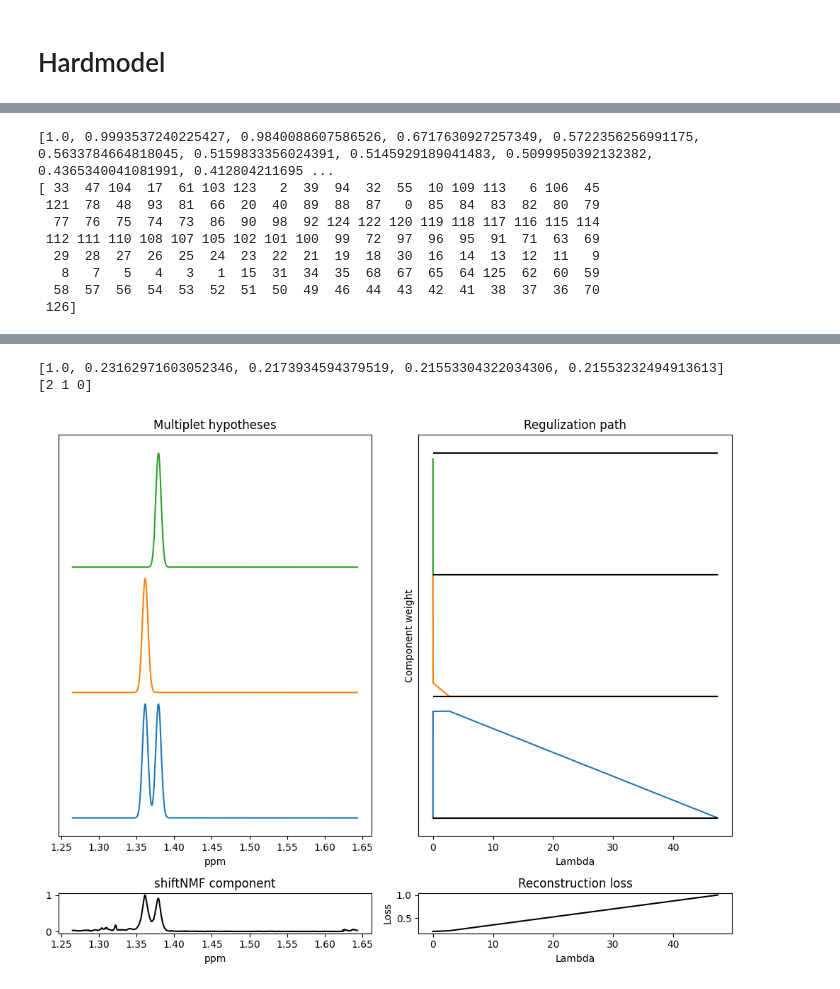
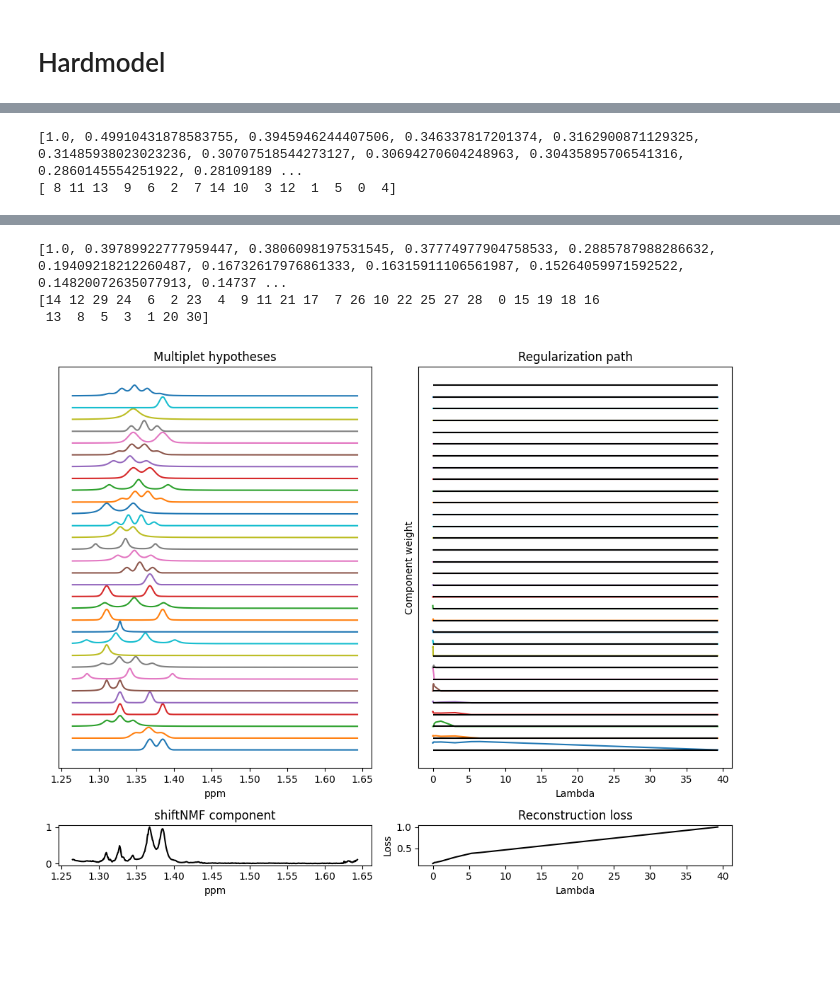
Before and after one commit to LucasEmcken/Bachelorprojekt, a Jupyter notebook: wine_experiment13-16.ipynb, the cells around one changed output, grey strips where cells are left out. Drawn from its saved outputs; the diff is of its cells as text; code cells hidden in the pictures; blank space fills up the shorter version.

```diff
--- a/wine_experiment13-16.ipynb
+++ b/wine_experiment13-16.ipynb
@@ -46,9 +47,9 @@ plt.show()
 1.2644805964802792
 [figure]
 # %%
-
-nmf = ShiftNMF(X, 2, lr=0.1, alpha=1e-6, min_imp=0.001)
-W_est, H_est, tau_est = nmf.fit(verbose=1, max_iter=300, tau_iter=0, Lambda=0.000)
+torch.manual_seed(40)
+nmf = ShiftNMF(X, 2, lr=0.1, alpha=1e-6, patience=30, min_imp=-10000)
+W_est, H_est, tau_est = nmf.fit(verbose=1, max_iter=1000, tau_iter=0, Lambda=0.000)
 plt.plot(ppm,H_est.T)
 plt.show()
 # %% [output]
@@ -125,14 +126,14 @@ for i in range(len(H_est)):
     #diff_matrix = calc_difference_matrix(sigmas)
     diff_matrix = calc_difference_matrix(np.ones((len(sigmas))))
     hypothesis = peak_hypothesis(diff_matrix)
-    hardmodel = Hard_Model(H_est[i], hypothesis, means, sigmas, n, lr=10, alpha = 1e-3, factor=1, patience=1, min_imp=0.01)
+    hardmodel = Hard_Model(H_est[i], hypothesis, means, sigmas, n)
 
     W, C, running_loss, path, lambdas, loss = hardmodel.fit(threshold=0.25, verbose=True, return_loss=True)
     reg_paths.append(path)
     lambda_axis.append(lambdas)
     C_path.append(C)
     losses.append(loss)
-    means, sigma, j_coup, mult, n = hardmodel.return_values()
+    means, sigma, j_coup, mult, n, w = hardmodel.return_values()
     print("FINAL FOUND VALUES")
     print("means:")
     print(means)
@@ -250,7 +247,7 @@ for i in range(len(reg_paths)):
     yoffset = ymax
     t = 0
 
-    nr_of_components = min(5,len(C))
+    nr_of_components = len(C)
 
     for j in range(nr_of_components):
             ax1.plot(ppm,C[j]/max(C[j])+yoffset*t)
@@ -270,12 +267,5 @@ for i in range(len(reg_paths)):
     plt.tight_layout()
     plt.show()
 # %% [output]
-[1.0, 0.9993537240225427, 0.9840088607586526, 0.6717630927257349, 0.5722356256991175, 0.5633784664818045, 0.5159833356024391, 0.5145929189041483, 0.5099950392132382, 0.4365340041081991, 0.412804211695 ...
-[ 33  47 104  17  61 103 123   2  39  94  32  55  10 109 113   6 106  45
- 121  78  48  93  81  66  20  40  89  88  87   0  85  84  83  82  80  79
-  77  76  75  74  73  86  90  98  92 124 122 120 119 118 117 116 115 114
- 112 111 110 108 107 105 102 101 100  99  72  97  96  95  91  71  63  69
-  29  28  27  26  25  24  23  22  21  19  18  30  16  14  13  12  11   9
-   8   7   5   4   3   1  15  31  34  35  68  67  65  64 125  62  60  59
-  58  57  56  54  53  52  51  50  49  46  44  43  42  41  38  37  36  70
- 126]
+[1.0, 0.49910431878583755, 0.3945946244407506, 0.346337817201374, 0.3162900871129325, 0.31485938023023236, 0.30707518544273127, 0.30694270604248963, 0.30435895706541316, 0.2860145554251922, 0.28109189 ...
+[ 8 11 13  9  6  2  7 14 10  3 12  1  5  0  4]
@@ -283,3 +273,4 @@ for i in range(len(reg_paths)):
-[1.0, 0.23162971603052346, 0.2173934594379519, 0.21553304322034306, 0.21553232494913613]
-[2 1 0]
+[1.0, 0.39789922777959447, 0.3806098197531545, 0.37774977904758533, 0.2885787988286632, 0.19409218212260487, 0.16732617976861333, 0.16315911106561987, 0.15264059971592522, 0.14820072635077913, 0.14737 ...
+[14 12 29 24  6  2 23  4  9 11 21 17  7 26 10 22 25 27 28  0 15 19 18 16
+ 13  8  5  3  1 20 30]
-[figure, old version]
+[figure, new version]
```
Also changed, not shown: parts of 5 cells of this notebook, 45 other files.
